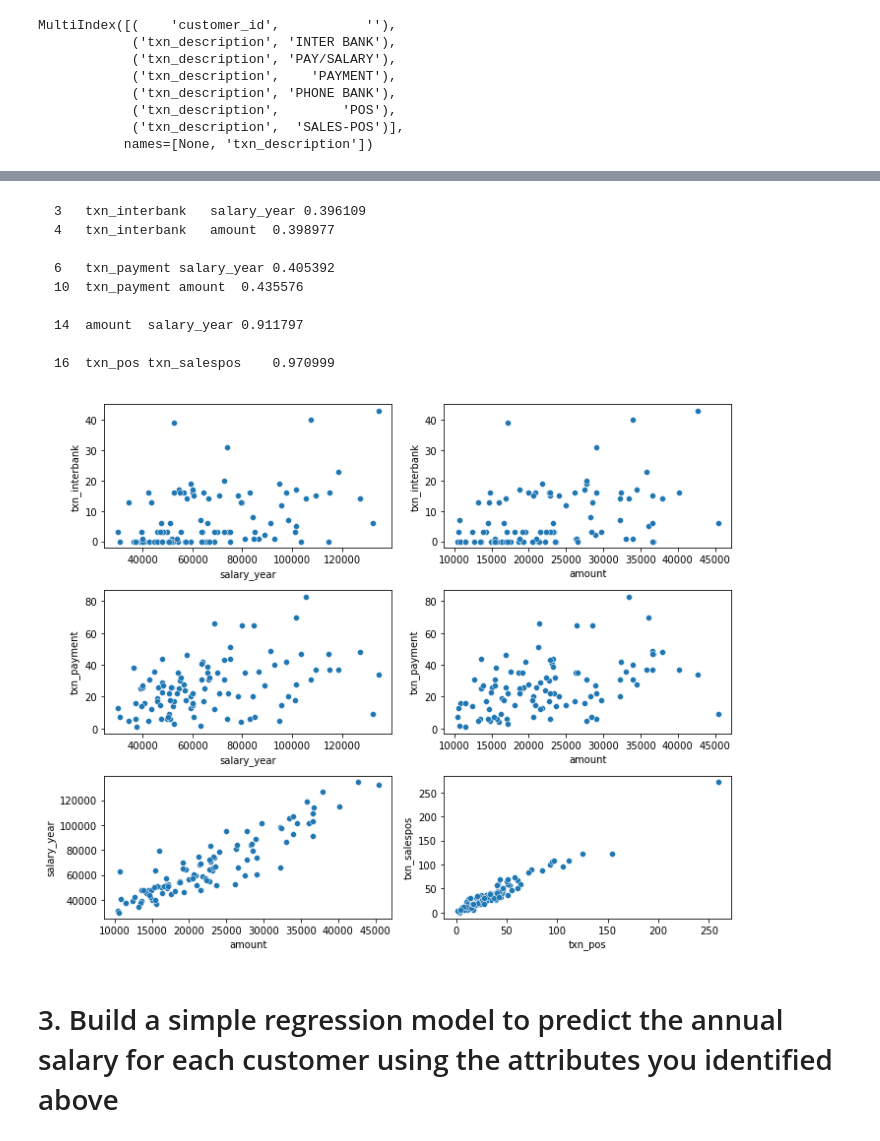
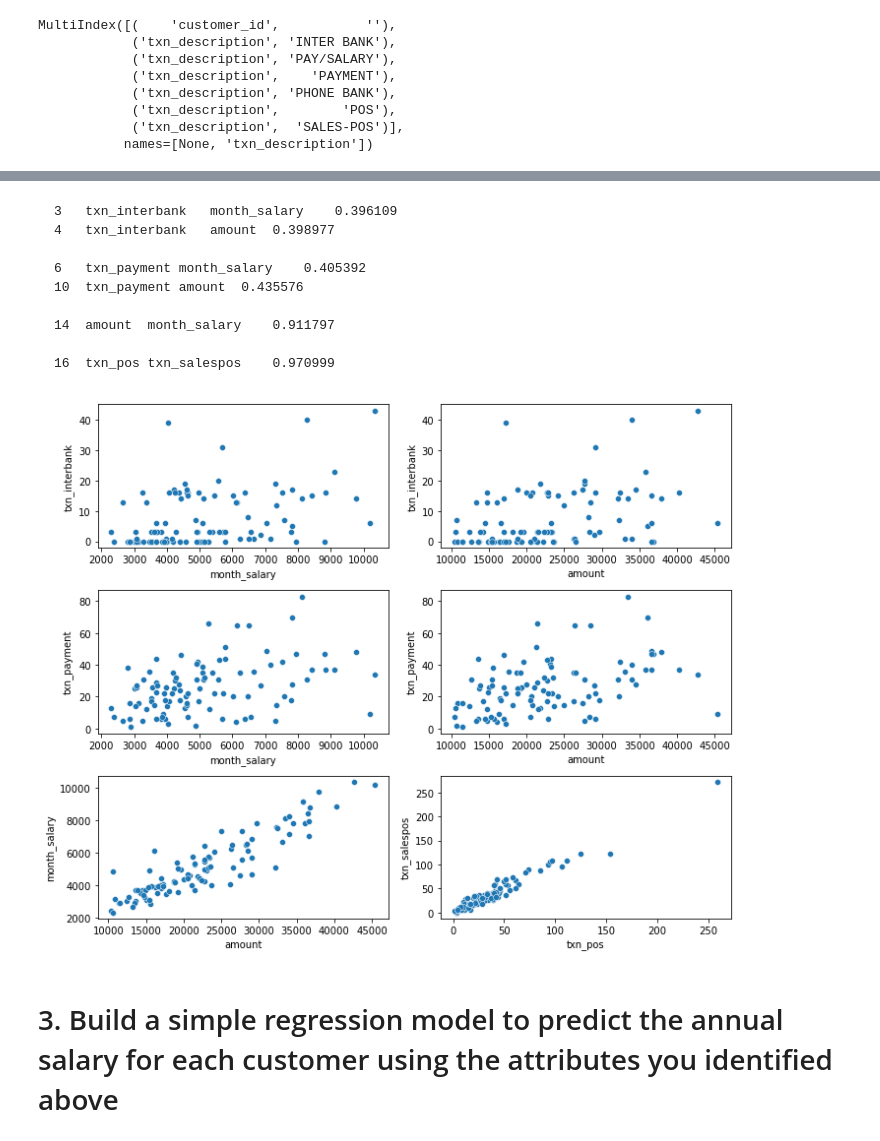
Before and after one commit to slothpunch/Portfolio, a Jupyter notebook: 4. Data@ANZ Virtual Internship Program/Task_2_Predictive Analytics.ipynb, the cells around one changed output, grey strips where cells are left out. Drawn from its saved outputs; the diff is of its cells as text; code cells hidden in the pictures.

```diff
--- a/4. Data@ANZ Virtual Internship Program/Task_2_Predictive Analytics.ipynb
+++ b/4. Data@ANZ Virtual Internship Program/Task_2_Predictive Analytics.ipynb
@@ -171,6 +131,8 @@ cust_info.head()
 # %%
+# Add anuual_salary
+cust_salary['annual_salary'] = cust_salary['month_salary'] * 12
 print('')
-print('Number of unique customers in df: {} and cust_salary {}' .format(df['customer_id'].nunique(), cust_info['customer_id'].nunique()))
-cust_info
+print('Number of unique customers in df: {} and cust_salary {}' .format(df['customer_id'].nunique(), cust_salary['customer_id'].nunique()))
+cust_salary
 # %% [output]
 Number of unique customers in df: 100 and cust_salary 100
@@ -202,5 +164,5 @@ for i in range(len(cust_info)):
         print(f'Customer ID doesn\'t match = {i}')
 # %%
-cust_info['age'] = cust_age['age']
-cust_info.head()
+cust_salary['age'] = cust_age['age']
+cust_salary.head()
 # %% [output]
@@ -224,7 +186,7 @@ age               0.182368    -0.063130    -0.063130  1.000000
 # %%
 # Add balance and amount
-cust_info['balance'] = df.groupby('customer_id')['balance'].sum().values
-cust_info['amount'] = df.groupby('customer_id')['amount'].sum().values
+cust_salary['balance'] = df.groupby('customer_id')['balance'].sum().values
+cust_salary['amount'] = df.groupby('customer_id')['amount'].sum().values
 # %%
 # Extract txn_description subcategories and unstack them.
 cust_txn = pd.DataFrame(df.groupby(['customer_id', 'txn_description'])['txn_description'].count()).unstack().fillna(0).reset_index()
@@ -256,14 +218,15 @@ MultiIndex([(    'customer_id',           ''),
            names=[None, 'txn_description'])
 # %%
 # Drop the txn_description column and add the subcategories
-cust_info = cust_info.drop(axis = 1, columns = 'txn_description')
 
-cust_info['txn_pos'] = cust_txn['txn_description', 'POS']
-cust_info['txn_salespos'] = cust_txn['txn_description', 'SALES-POS']
-cust_info['txn_payment'] = cust_txn['txn_description', 'PAYMENT']
-cust_info['txn_salary'] = cust_txn['txn_description', 'PAY/SALARY']
-cust_info['txn_interbank'] = cust_txn['txn_description', 'INTER BANK']
-cust_info['txn_phonebank'] = cust_txn['txn_description', 'PHONE BANK']
+cust_salary = cust_salary.drop(axis = 1, columns = 'txn_description')
+
+cust_salary['txn_pos'] = cust_txn['txn_description', 'POS']
+cust_salary['txn_salespos'] = cust_txn['txn_description', 'SALES-POS']
+cust_salary['txn_payment'] = cust_txn['txn_description', 'PAYMENT']
+cust_salary['txn_salary'] = cust_txn['txn_description', 'PAY/SALARY']
+cust_salary['txn_interbank'] = cust_txn['txn_description', 'INTER BANK']
+cust_salary['txn_phonebank'] = cust_txn['txn_description', 'PHONE BANK']
 # %%
 # cust_salary['customer_no'] = cust_salary['customer_id'].astype('category').cat.codes
 # cust_salary.reset_index().rename({'index': 'customer_no'})
@@ -325,25 +288,24 @@ pd.DataFrame(cust_corr_pairs[(cust_corr_pairs>0.3) & (cust_corr_pairs<1)]).reset
 # %% [markdown]
-    3	txn_interbank	salary_year	0.396109
+    3	txn_interbank	month_salary	0.396109
     4	txn_interbank	amount	0.398977
 
-    6	txn_payment	salary_year	0.405392
+    6	txn_payment	month_salary	0.405392
     10	txn_payment	amount	0.435576
 
-    14	amount	salary_year	0.911797
+    14	amount	month_salary	0.911797
 
     16	txn_pos	txn_salespos	0.970999
 # %%
-salary_yearfig, ax = plt.subplots(3, 2, figsize = (10, 8))
-plt_data = cust_info
-ax[0,0] = sns.scatterplot(data = plt_data, x = 'salary_year', y = 'txn_interbank', ax = ax[0,0])
-ax[0,1] = sns.scatterplot(data = plt_data, x = 'amount', y = 'txn_interbank', ax = ax[0,1])
-ax[1,0] = sns.scatterplot(data = plt_data, x = 'salary_year', y = 'txn_payment', ax = ax[1,0])
-ax[1,1] = sns.scatterplot(data = plt_data, x = 'amount', y = 'txn_payment', ax = ax[1,1])
-ax[2,0] = sns.scatterplot(data = plt_data, x = 'amount', y = 'salary_year', ax = ax[2,0])
-ax[2,1] = sns.scatterplot(data = plt_data, x = 'txn_pos', y = 'txn_salespos', ax = ax[2,1])
+fig, ax = plt.subplots(3, 2, figsize = (10, 8))
+ax[0,0] = sns.scatterplot(data = cust_salary, x = 'month_salary', y = 'txn_interbank', ax = ax[0,0])
+ax[0,1] = sns.scatterplot(data = cust_salary, x = 'amount', y = 'txn_interbank', ax = ax[0,1])
+ax[1,0] = sns.scatterplot(data = cust_salary, x = 'month_salary', y = 'txn_payment', ax = ax[1,0])
+ax[1,1] = sns.scatterplot(data = cust_salary, x = 'amount', y = 'txn_payment', ax = ax[1,1])
+ax[2,0] = sns.scatterplot(data = cust_salary, x = 'amount', y = 'month_salary', ax = ax[2,0])
+ax[2,1] = sns.scatterplot(data = cust_salary, x = 'txn_pos', y = 'txn_salespos', ax = ax[2,1])
 plt.tight_layout()
 plt.show()
 # %% [output]
-[figure, old version]
+[figure, new version]
 # %% [markdown]
 # 3. Build a simple regression model to predict the annual salary for each customer using the attributes you identified above
```
Also changed, not shown: parts of 46 cells of this notebook.
